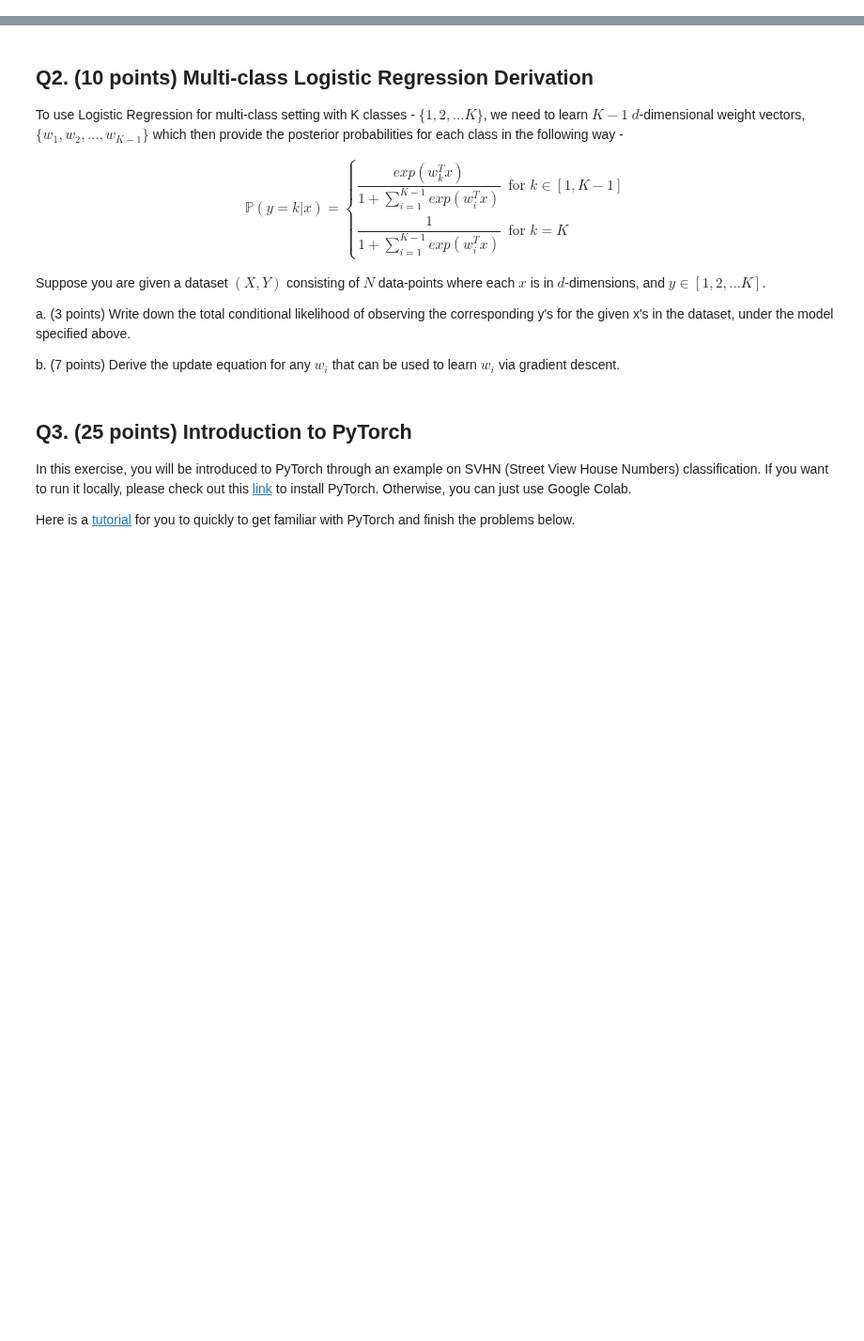
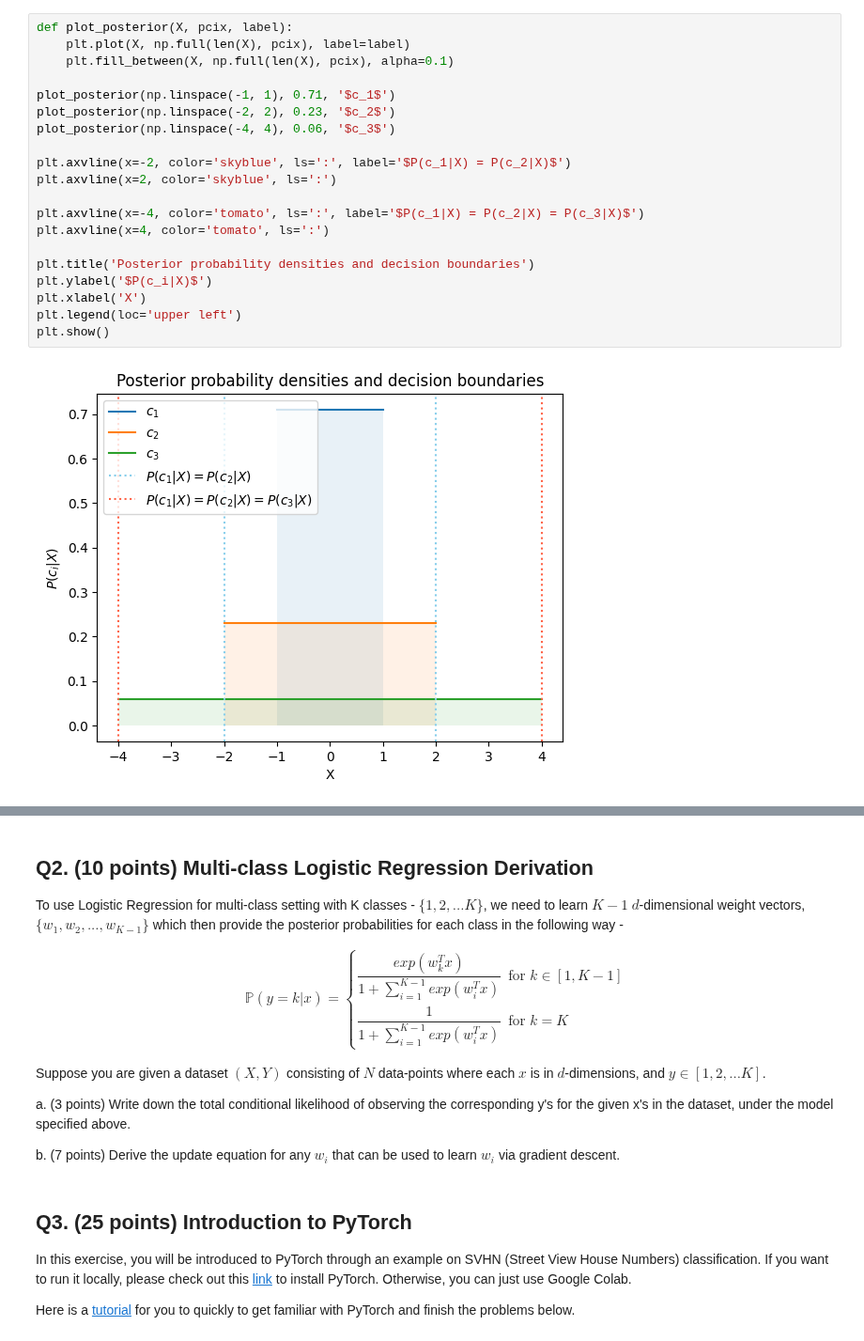
Before and after one commit to psinha25/ece381-aml, a Jupyter notebook: hw4/HW-4.ipynb, the cells around one changed output, grey strips where cells are left out. Shown at 94% size. Drawn from its saved outputs; the diff is of its cells as text; blank space fills up the shorter version.

```diff
--- a/hw4/HW-4.ipynb
+++ b/hw4/HW-4.ipynb
@@ -19,0 +81,22 @@ c. (4 points) What is the Bayes Error rate for this classifier?
+# %%
+def plot_posterior(X, pcix, label):
+    plt.plot(X, np.full(len(X), pcix), label=label)
+    plt.fill_between(X, np.full(len(X), pcix), alpha=0.1)
+
+plot_posterior(np.linspace(-1, 1), 0.71, '$c_1$')
+plot_posterior(np.linspace(-2, 2), 0.23, '$c_2$')
+plot_posterior(np.linspace(-4, 4), 0.06, '$c_3$')
+
+plt.axvline(x=-2, color='skyblue', ls=':', label='$P(c_1|X) = P(c_2|X)$')
+plt.axvline(x=2, color='skyblue', ls=':')
+
+plt.axvline(x=-4, color='tomato', ls=':', label='$P(c_1|X) = P(c_2|X) = P(c_3|X)$')
+plt.axvline(x=4, color='tomato', ls=':')
+
+plt.title('Posterior probability densities and decision boundaries')
+plt.ylabel('$P(c_i|X)$')
+plt.xlabel('X')
+plt.legend(loc='upper left')
+plt.show()
+# %% [output]
+[figure, added]
```
Also changed, not shown: parts of 9 cells of this notebook.
